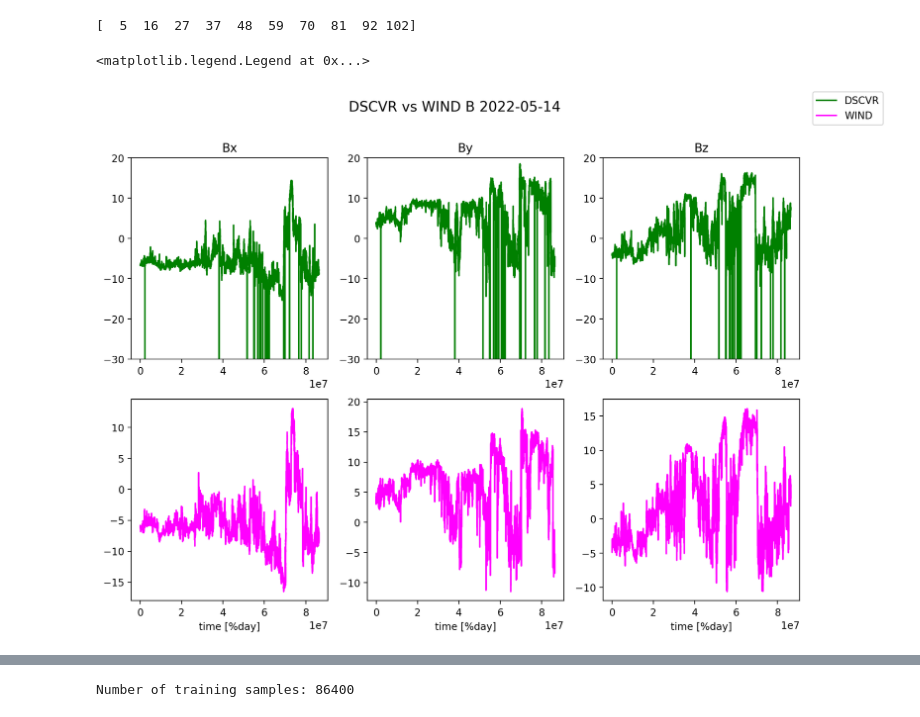
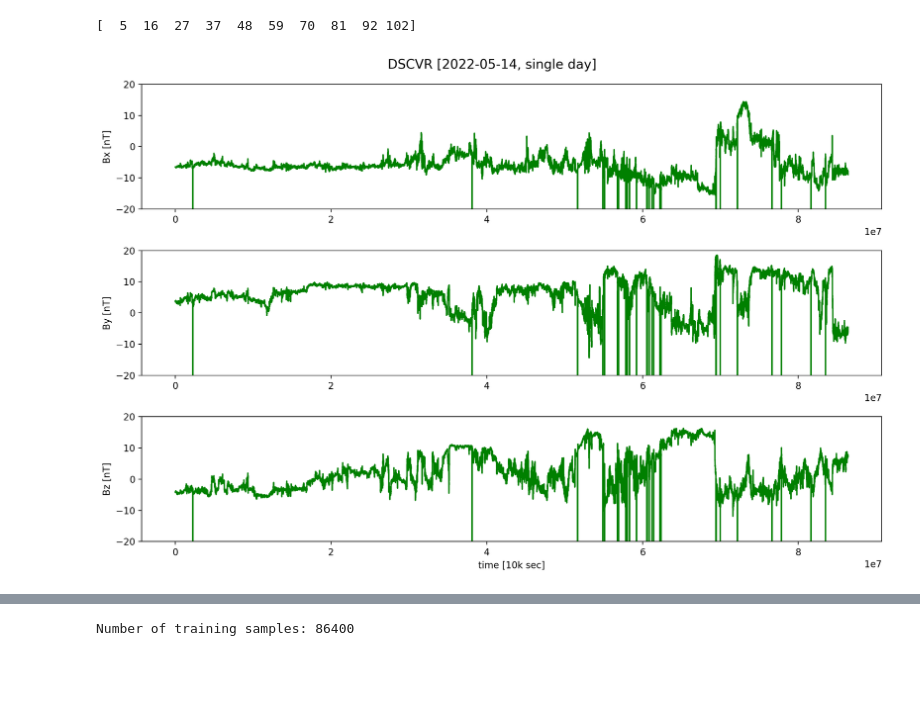
Before and after one commit to ifauh/kamakaniokala, a Jupyter notebook: anomaly-wind.ipynb, the cells around one changed output, grey strips where cells are left out. Drawn from its saved outputs; the diff is of its cells as text; code cells hidden in the pictures; blank space fills up the shorter version.

Commit message:
Cleaned up plotting and code

```diff
--- a/anomaly-wind.ipynb
+++ b/anomaly-wind.ipynb
@@ -15,4 +24,8 @@ style_sheet = 'default'         # light theme
 plt.style.use(style_sheet)
 
 plt.rcParams['figure.figsize'] = [12, 8]
-plt.rcParams['figure.dpi'] = 200 # 200 e.g. is really fine, but slower
+plt.rcParams['figure.dpi'] = 200
+
+dsc_colour = 'green'
+wnd_colour = 'magenta'
+anl_colour = 'red'
@@ -84,34 +64,27 @@ print(wnd_t_ix[0:10])
 # %% [output]
 [  5  16  27  37  48  59  70  81  92 102]
 # %%
-fig, axs = plt.subplots(2, 3)
-title = 'DSCVR vs WIND B 2022-05-14'
+fig, axs = plt.subplots(3, 1)
+title = 'DSCVR [2022-05-14, single day]'
 fig.suptitle(title, fontsize=14)
 
 d_t = np.asarray(dsc_t[:,:])
 d_b = np.asarray(dsc_B[:,:])
 
-d_bx, = axs[0,0].plot(dsc_t[:,2], dsc_B[:,0], color='green', label='Bx')
-d_by, = axs[0,1].plot(dsc_t[:,2], dsc_B[:,1], color='green', label='By')
-d_bz, = axs[0,2].plot(dsc_t[:,2], dsc_B[:,2], color='green', label='Bz')
-axs[0, 0].set(title='Bx')
-axs[0, 1].set(title='By')
-axs[0, 2].set(title='Bz')
-axs[0, 0].set(ylim=(-30,20))
-axs[0, 1].set(ylim=(-30,20))
-axs[0, 2].set(ylim=(-30,20))
-axs[1, 0].set(xlabel='time [%day]')
-axs[1, 1].set(xlabel='time [%day]')
-axs[1, 2].set(xlabel='time [%day]')
+d_bx, = axs[0].plot(dsc_t[:,2], dsc_B[:,0], color=dsc_colour, label='Bx')
+d_by, = axs[1].plot(dsc_t[:,2], dsc_B[:,1], color=dsc_colour, label='By')
+d_bz, = axs[2].plot(dsc_t[:,2], dsc_B[:,2], color=dsc_colour, label='Bz')
 
-w_t = np.asarray(wnd_t[:,:])
-w_b = np.asarray(wnd_B[:,:])
+axs[0].set(ylabel='Bx [nT]')
+axs[1].set(ylabel='By [nT]')
+axs[2].set(ylabel='Bz [nT]')
 
-w_bx, = axs[1,0].plot(w_t[wnd_t_ix,2], w_b[wnd_t_ix,0], color='magenta', label='Bx')
-w_by, = axs[1,1].plot(w_t[wnd_t_ix,2], w_b[wnd_t_ix,1], color='magenta', label='By')
-w_bz, = axs[1,2].plot(w_t[wnd_t_ix,2], w_b[wnd_t_ix,2], color='magenta', label='Bz')
+axs[0].set(ylim=(-20,20))
+axs[1].set(ylim=(-20,20))
+axs[2].set(ylim=(-20,20))
 
-fig.legend([d_bx, w_bx], ['DSCVR', 'WIND'], loc='upper right')
+axs[2].set(xlabel='time [10k sec]')
+
+plt.tight_layout()
 # %% [output]
-<matplotlib.legend.Legend at 0x...>
-[figure, old version]
+[figure, new version]
```
Also changed, not shown: parts of 28 cells of this notebook.
